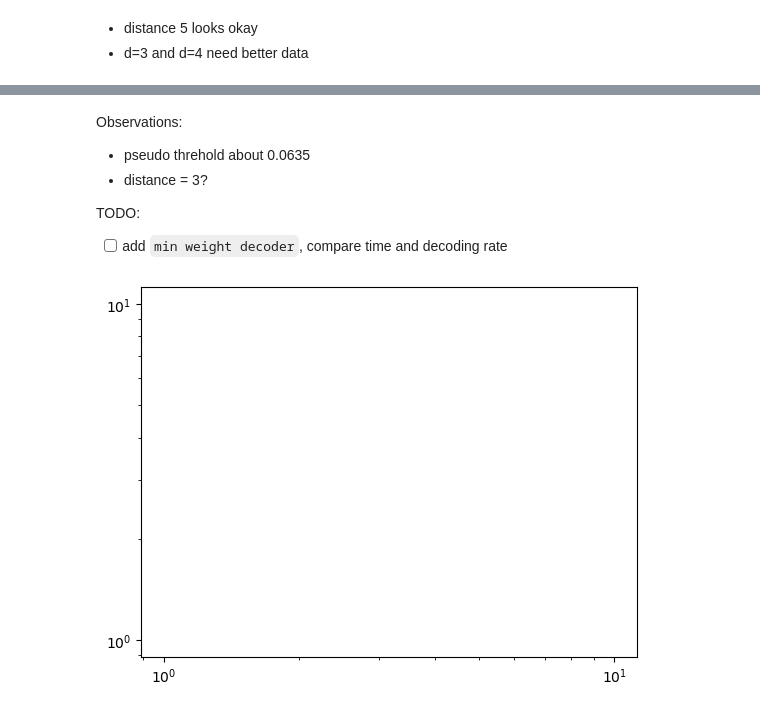
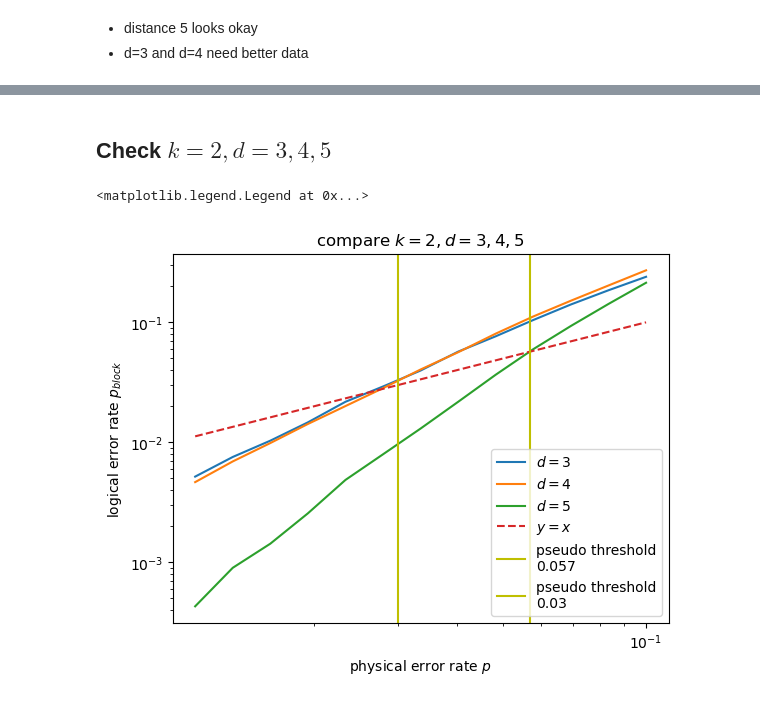
Before and after one commit to WeileiZeng/CSS-code-zoo, a Jupyter notebook: plot.ipynb, the cells around one changed output, grey strips where cells are left out. Drawn from its saved outputs; the diff is of its cells as text; code cells hidden in the pictures.

```diff
--- a/plot.ipynb
+++ b/plot.ipynb
@@ -120,12 +154,32 @@ plt.legend()
-# %% [markdown]
-Observations:
-- pseudo threhold about 0.0635
-- distance = 3?
-
-TODO:
-- [ ] add `min weight decoder`, compare time and decoding rate
-# %%
-plt.yscale('log'),plt.xscale('log')
-plt.show()
-# %% [output]
-[figure, removed]
+# %% [markdown]
+## Check $k=2, d=3,4,5$
+# %%
+plt.title('compare $k=2,d=3,4,5$')
+plt.yscale('log'),plt.xscale('log')
+
+data = json.load(open('result/n11k2d3-x4z5dx3dz3-0.json'))
+p_qubit,p_block = data2plot(data['data_map'])
+plt.plot(p_qubit,p_block,label='$d=3$')
+
+data = json.load(open('result/n18k2d4-x8z8dx4dz4-0.json'))
+p_qubit,p_block = data2plot(data['data_map'])
+plt.plot(p_qubit,p_block,label='$d=4$')
+
+data = json.load(open('result/n27k2d5-x13z12dx5dz5-0.json'))
+p_qubit,p_block = data2plot(data['data_map'])
+plt.plot(p_qubit,p_block,label='$d=5$')
+
+h = np.array(p_qubit)
+plt.plot(h, h, '--',label='$y=x$')
+
+
+p_threshold=0.057
+plt.axvline(x = p_threshold, color = 'y', label = 'pseudo threshold\n'+str(p_threshold))
+p_threshold=0.03
+plt.axvline(x = p_threshold, color = 'y', label = 'pseudo threshold\n'+str(p_threshold))
+
+plt.xlabel('physical error rate $p$'), plt.ylabel('logical error rate $p_{block}$')
+plt.legend()
+# %% [output]
+<matplotlib.legend.Legend at 0x...>
+[figure, added]
```
Also changed, not shown: parts of 18 cells of this notebook.
